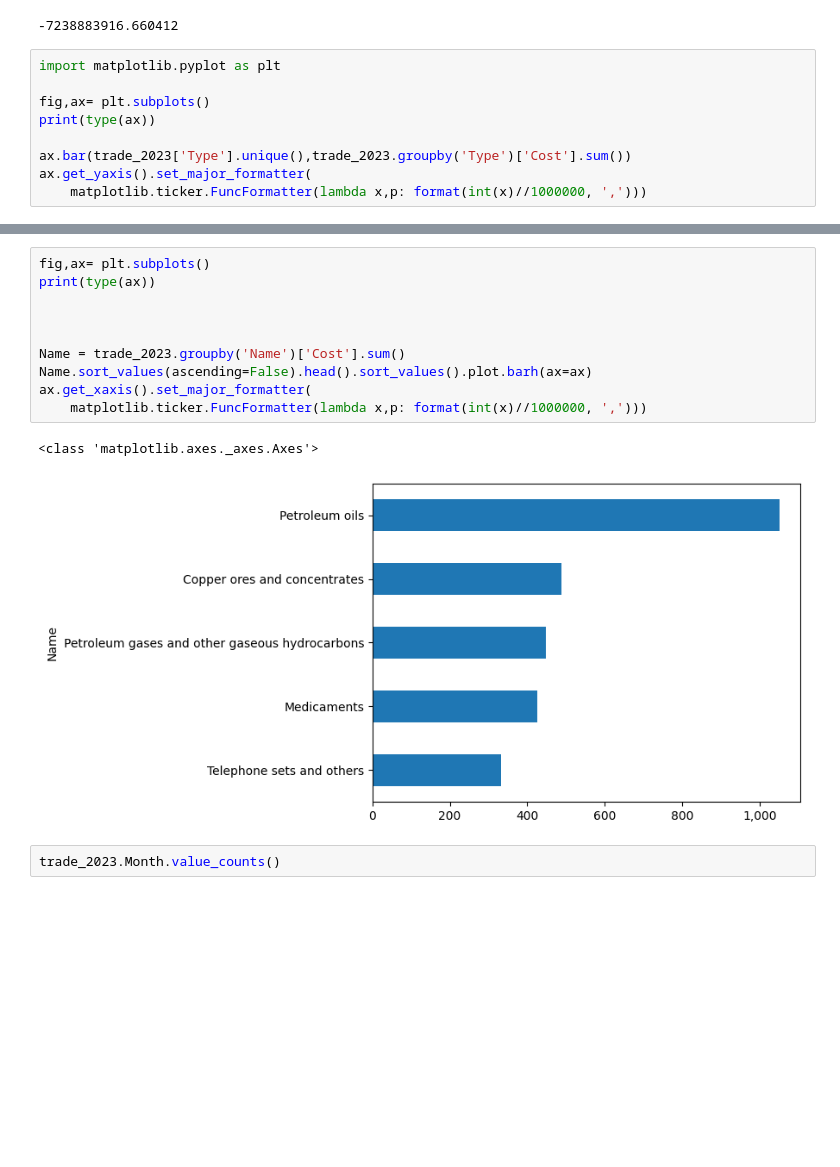
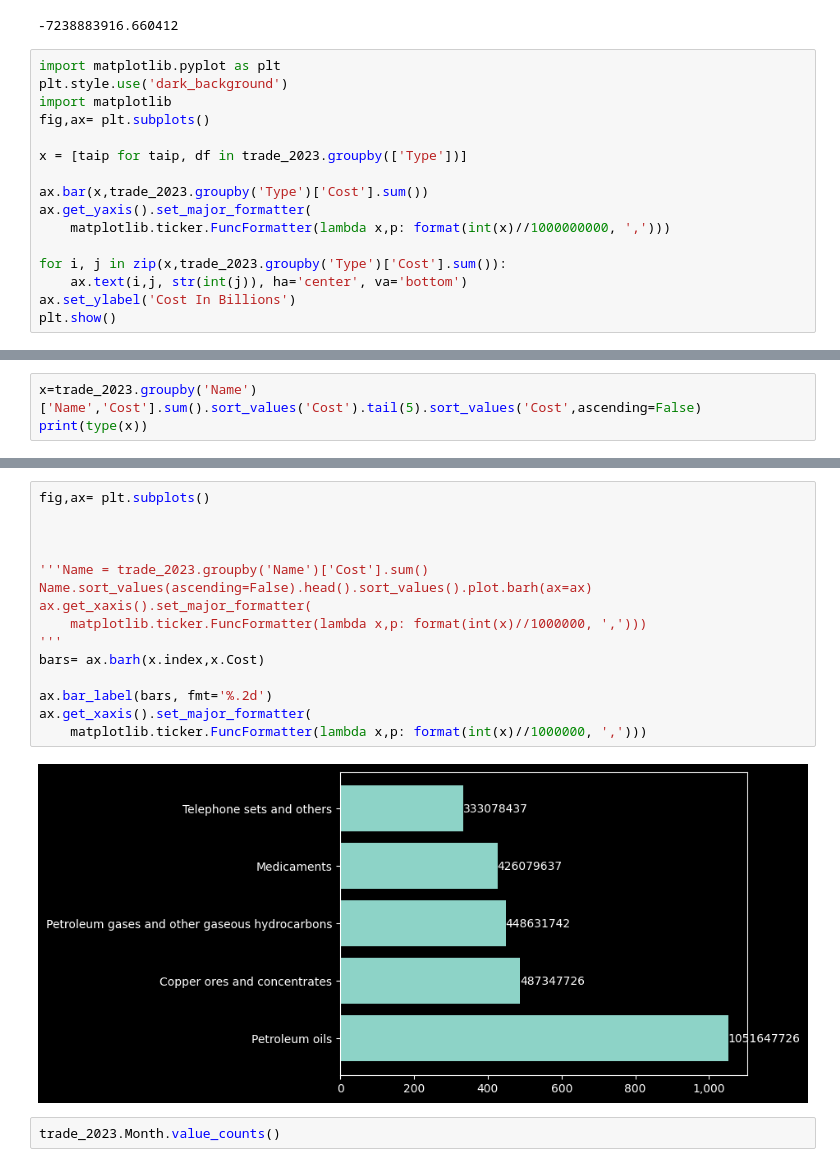
Before and after one commit to DatoKochla18/GeorgianTradeAnalysis, a Jupyter notebook: Georgia Trade/GEORGIA's_Trade_Analysis.ipynb, the cells around one changed output, grey strips where cells are left out. Drawn from its saved outputs; the diff is of its cells as text; blank space fills up the shorter version.

```diff
--- a/Georgia Trade/GEORGIA's_Trade_Analysis.ipynb
+++ b/Georgia Trade/GEORGIA's_Trade_Analysis.ipynb
@@ -122,11 +122,18 @@ expt-impt
 -7238883916.660412
 # %%
 import matplotlib.pyplot as plt
+plt.style.use('dark_background')
+import matplotlib
+fig,ax= plt.subplots()
 
-fig,ax= plt.subplots()
-print(type(ax))
+x = [taip for taip, df in trade_2023.groupby(['Type'])]
 
-ax.bar(trade_2023['Type'].unique(),trade_2023.groupby('Type')['Cost'].sum())
+ax.bar(x,trade_2023.groupby('Type')['Cost'].sum())
 ax.get_yaxis().set_major_formatter(
-    matplotlib.ticker.FuncFormatter(lambda x,p: format(int(x)//1000000, ',')))
+    matplotlib.ticker.FuncFormatter(lambda x,p: format(int(x)//1000000000, ',')))
+
+for i, j in zip(x,trade_2023.groupby('Type')['Cost'].sum()):
+    ax.text(i,j, str(int(j)), ha='center', va='bottom')
+ax.set_ylabel('Cost In Billions')
+plt.show()
 # %% [output]
@@ -154,0 +141,3 @@ array([nan, 'Fruit juices', 'Petroleum oils',
+# %%
+x=trade_2023.groupby('Name')['Name','Cost'].sum().sort_values('Cost').tail(5).sort_values('Cost',ascending=False)
+print(type(x))
@@ -155,16 +155,20 @@ array([nan, 'Fruit juices', 'Petroleum oils',
 # %%
 fig,ax= plt.subplots()
-print(type(ax))
 
 
 
-Name = trade_2023.groupby('Name')['Cost'].sum()
+'''Name = trade_2023.groupby('Name')['Cost'].sum()
 Name.sort_values(ascending=False).head().sort_values().plot.barh(ax=ax)
 ax.get_xaxis().set_major_formatter(
     matplotlib.ticker.FuncFormatter(lambda x,p: format(int(x)//1000000, ',')))
+'''
+bars= ax.barh(x.index,x.Cost)
+
+ax.bar_label(bars, fmt='%.2d')
+ax.get_xaxis().set_major_formatter(
+    matplotlib.ticker.FuncFormatter(lambda x,p: format(int(x)//1000000, ',')))
 # %% [output]
-<class 'matplotlib.axes._axes.Axes'>
-[figure, old version]
+[figure, new version]
 # %%
 trade_2023.Month.value_counts()
 # %% [output]
```
Also changed, not shown: parts of 10 cells of this notebook.
